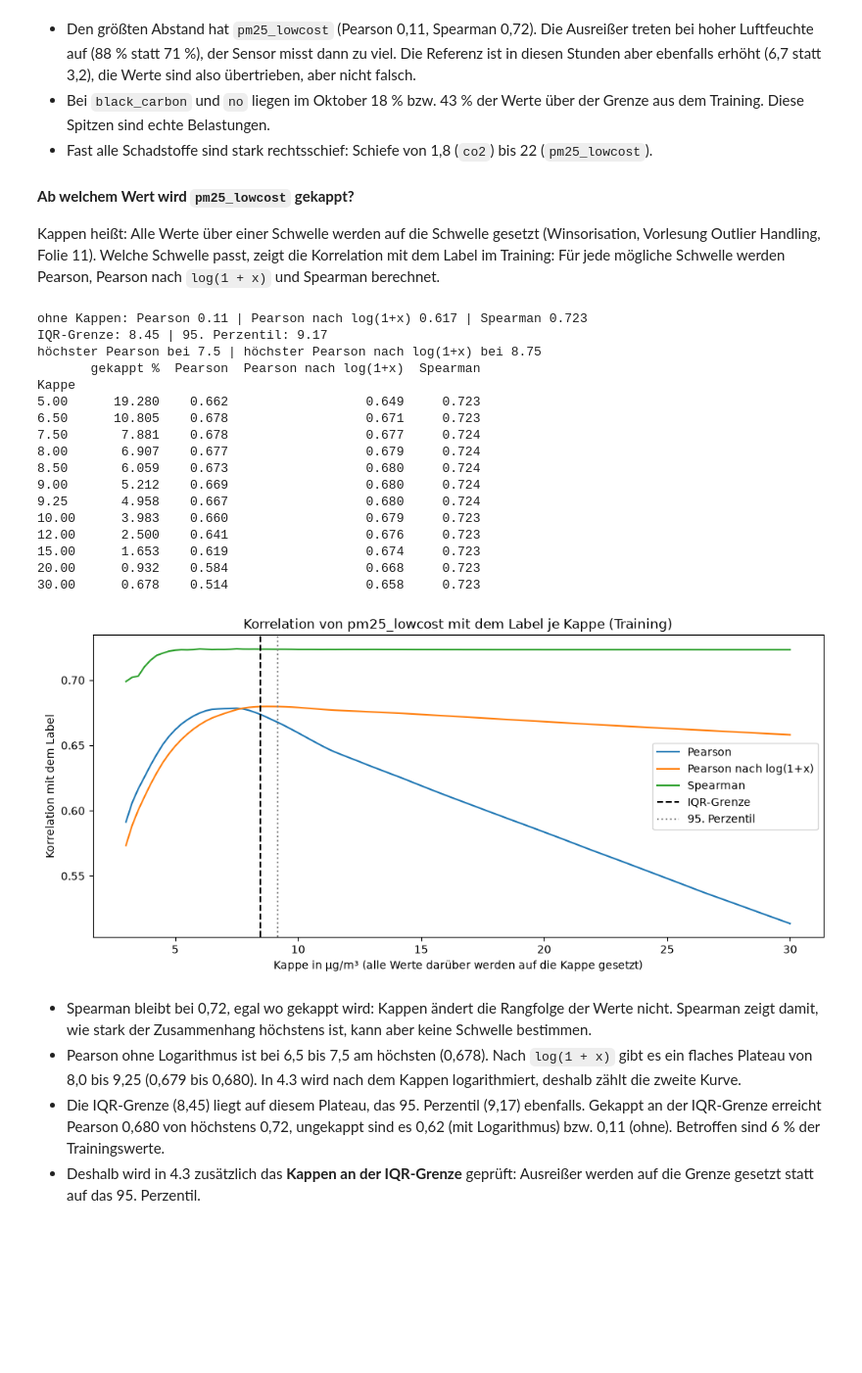
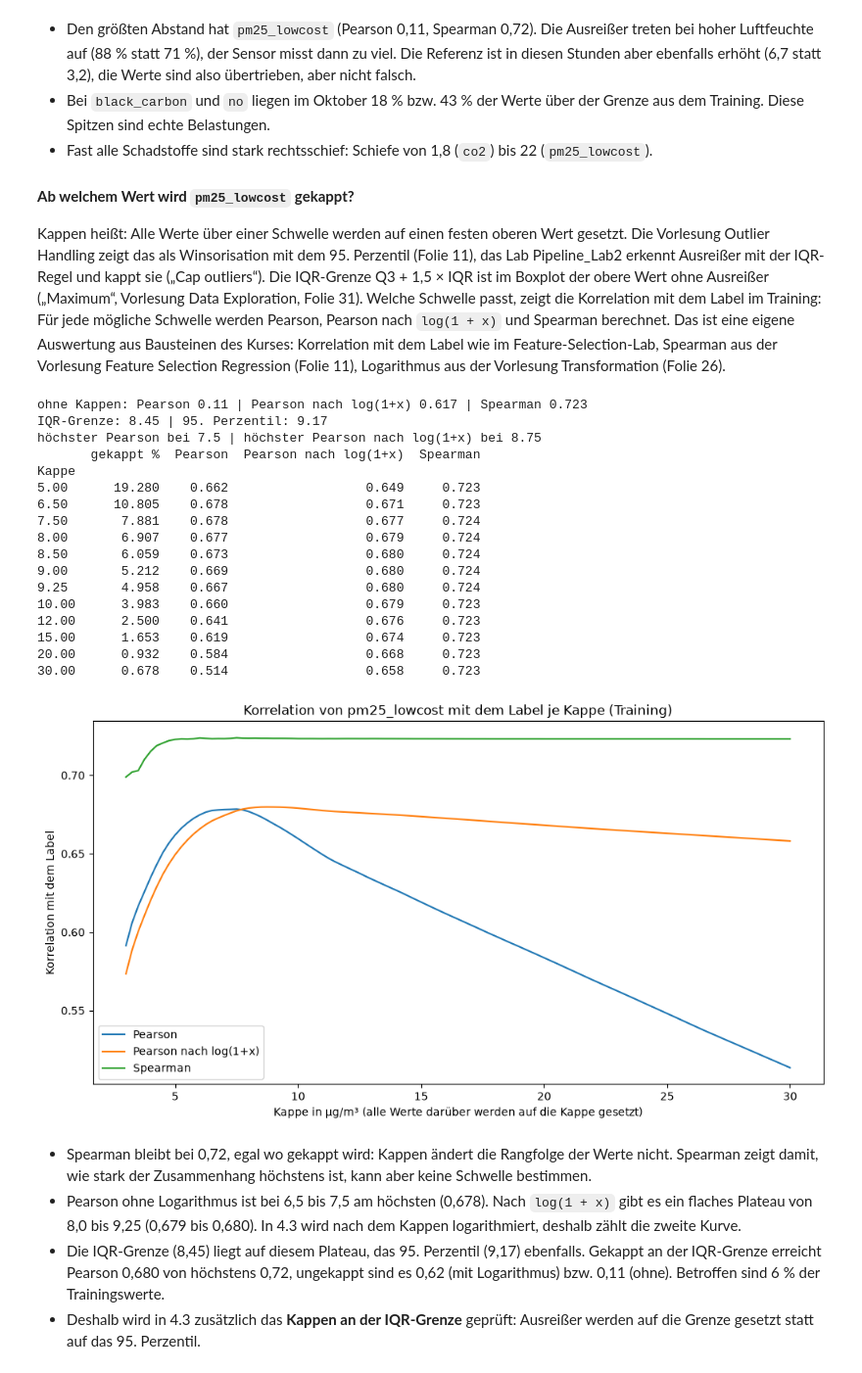
Before and after one commit to kevinvuong04/data-science-26-27, a Jupyter notebook: src/Notebooks/Aufgabe_2_Data_Preparation.ipynb, the cells around one changed output. Shown at 98% size. Drawn from its saved outputs; the diff is of its cells as text; code cells hidden in the pictures; blank space fills up the shorter version.

```diff
--- a/src/Notebooks/Aufgabe_2_Data_Preparation.ipynb
+++ b/src/Notebooks/Aufgabe_2_Data_Preparation.ipynb
@@ -372,7 +445,7 @@ True                       87.6          6.7
 # %% [markdown]
 **Ab welchem Wert wird `pm25_lowcost` gekappt?**
 
-Kappen heißt: Alle Werte über einer Schwelle werden auf die Schwelle gesetzt (Winsorisation, Vorlesung Outlier Handling, Folie 11). Welche Schwelle passt, zeigt die Korrelation mit dem Label im Training: Für jede mögliche Schwelle werden Pearson, Pearson nach `log(1 + x)` und Spearman berechnet.
+Kappen heißt: Alle Werte über einer Schwelle werden auf einen festen oberen Wert gesetzt. Die Vorlesung Outlier Handling zeigt das als Winsorisation mit dem 95. Perzentil (Folie 11), das Lab Pipeline_Lab2 erkennt Ausreißer mit der IQR-Regel und kappt sie („Cap outliers“). Die IQR-Grenze Q3 + 1,5 × IQR ist im Boxplot der obere Wert ohne Ausreißer („Maximum“, Vorlesung Data Exploration, Folie 31). Welche Schwelle passt, zeigt die Korrelation mit dem Label im Training: Für jede mögliche Schwelle werden Pearson, Pearson nach `log(1 + x)` und Spearman berechnet. Das ist eine eigene Auswertung aus Bausteinen des Kurses: Korrelation mit dem Label wie im Feature-Selection-Lab, Spearman aus der Vorlesung Feature Selection Regression (Folie 11), Logarithmus aus der Vorlesung Transformation (Folie 26).
 # %%
 # Ab welchem Wert soll pm25_lowcost gekappt werden? Nur Trainingsdaten
 known = train_cur["pm25_lowcost"].notnull() & train_cur[LABEL].notnull()
@@ -388,40 +461,42 @@ for cap in caps.index:
     caps.loc[cap, "gekappt %"] = (lowcost > cap).mean() * 100
     caps.loc[cap, "Pearson"] = capped.corr(label)
     caps.loc[cap, "Pearson nach log(1+x)"] = np.log1p(capped).corr(label)
     caps.loc[cap, "Spearman"] = capped.corr(label, method="spearman")
 
 print("ohne Kappen: Pearson", round(lowcost.corr(label), 3), "| Pearson nach log(1+x)", round(np.log1p(lowcost).corr(label), 3),
       "| Spearman", round(lowcost.corr(label, method="spearman"), 3))
 print("IQR-Grenze:", round(fence, 2), "| 95. Perzentil:", round(p95, 2))
 print("höchster Pearson bei", caps["Pearson"].idxmax(), "| höchster Pearson nach log(1+x) bei", caps["Pearson nach log(1+x)"].idxmax())
 print(caps.loc[[5, 6.5, 7.5, 8, 8.5, 9, 9.25, 10, 12, 15, 20, 30]].round(3))
 
-ax = caps[["Pearson", "Pearson nach log(1+x)", "Spearman"]].plot(figsize=(12, 5), title="Korrelation von pm25_lowcost mit dem Label je Kappe (Training)")
-ax.axvline(fence, color="black", linestyle="--", label="IQR-Grenze")
-ax.axvline(p95, color="grey", linestyle=":", label="95. Perzentil")
-ax.set_xlabel("Kappe in µg/m³ (alle Werte darüber werden auf die Kappe gesetzt)")
-ax.set_ylabel("Korrelation mit dem Label")
-ax.legend()
+# Liniendiagramm mit mehreren Kurven wie im Lab basic_forecasting (plt.figure, plt.plot mit label, plt.legend)
+plt.figure(figsize=(12, 6))
+for curve in ["Pearson", "Pearson nach log(1+x)", "Spearman"]:
+    plt.plot(caps.index, caps[curve], label=curve)
+plt.title("Korrelation von pm25_lowcost mit dem Label je Kappe (Training)")
+plt.xlabel("Kappe in µg/m³ (alle Werte darüber werden auf die Kappe gesetzt)")
+plt.ylabel("Korrelation mit dem Label")
+plt.legend()
 plt.show()
 # %% [output]
 ohne Kappen: Pearson 0.11 | Pearson nach log(1+x) 0.617 | Spearman 0.723
 IQR-Grenze: 8.45 | 95. Perzentil: 9.17
 höchster Pearson bei 7.5 | höchster Pearson nach log(1+x) bei 8.75
        gekappt %  Pearson  Pearson nach log(1+x)  Spearman
 Kappe
 5.00      19.280    0.662                  0.649     0.723
 6.50      10.805    0.678                  0.671     0.723
 7.50       7.881    0.678                  0.677     0.724
 8.00       6.907    0.677                  0.679     0.724
 8.50       6.059    0.673                  0.680     0.724
 9.00       5.212    0.669                  0.680     0.724
 9.25       4.958    0.667                  0.680     0.724
 10.00      3.983    0.660                  0.679     0.723
 12.00      2.500    0.641                  0.676     0.723
 15.00      1.653    0.619                  0.674     0.723
 20.00      0.932    0.584                  0.668     0.723
 30.00      0.678    0.514                  0.658     0.723
-[figure, old version]
+[figure, new version]
 # %% [markdown]
 - Spearman bleibt bei 0,72, egal wo gekappt wird: Kappen ändert die Rangfolge der Werte nicht. Spearman zeigt damit, wie stark der Zusammenhang höchstens ist, kann aber keine Schwelle bestimmen.
 - Pearson ohne Logarithmus ist bei 6,5 bis 7,5 am höchsten (0,678). Nach `log(1 + x)` gibt es ein flaches Plateau von 8,0 bis 9,25 (0,679 bis 0,680). In 4.3 wird nach dem Kappen logarithmiert, deshalb zählt die zweite Kurve.
```
Also changed, not shown: parts of 74 cells of this notebook, 5 other files.
